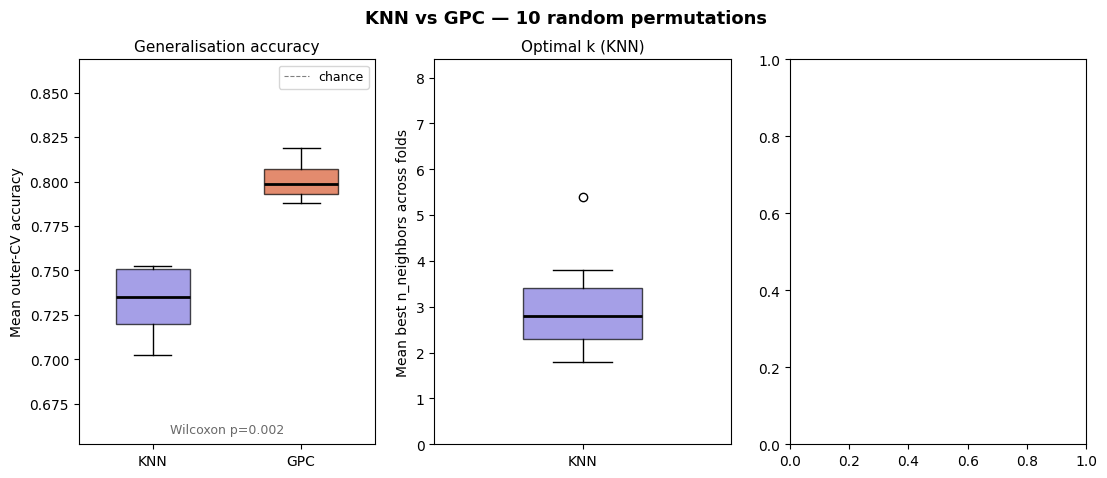
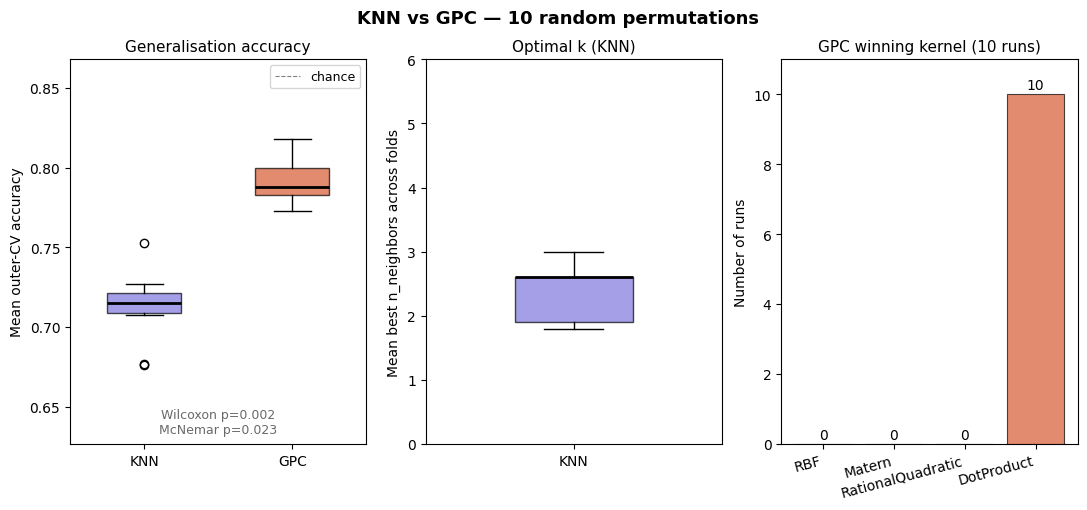
The notebook cell's code change between the first figure and the second:
--- before
+++ after
@@ -6,5 +6,5 @@
 bp = ax.boxplot(
     [knn_accs, gpc_accs],
-    labels=["KNN", "GPC"],
+    tick_labels=["KNN", "GPC"],
     patch_artist=True,
     medianprops=dict(color="black", linewidth=2),
@@ -23,5 +23,8 @@
 ax.axhline(0.5, color="gray", linestyle="--", linewidth=0.8, label="chance")
 ax.legend(fontsize=9)
-ax.text(0.5, 0.02, f"Wilcoxon p={p:.3f}",
+ax.text(0.5, 0.06, f"Wilcoxon p={p:.3f}",
+        ha="center", va="bottom", transform=ax.transAxes,
+        fontsize=9, color="dimgray")
+ax.text(0.5, 0.02, f"McNemar p={np.median(p_values):.3f}",
         ha="center", va="bottom", transform=ax.transAxes,
         fontsize=9, color="dimgray")
@@ -31,5 +34,5 @@
 bp2 = ax.boxplot(
     [knn_ks],
-    labels=["KNN"],
+    tick_labels=["KNN"],
     patch_artist=True,
     medianprops=dict(color="black", linewidth=2),
@@ -42,20 +45,23 @@
 ax.set_ylim(0, max(knn_ks) + 3)
 
-# Plot 3: GPC - optimal length scale 
+# Plot 3: GPC - winning kernel function across 10 runs
 ax = axes[2]
-bp3 = ax.boxplot(
-    [gpc_ls],
-    labels=["GPC"],
-    patch_artist=True,
-    medianprops=dict(color="black", linewidth=2),
-    widths=0.4,
-)
-bp3["boxes"][0].set_facecolor("#D85A30")
-bp3["boxes"][0].set_alpha(0.7)
-ax.set_title("Optimal RBF length scale (GPC)", fontsize=11)
-ax.set_ylabel("Mean best length scale across folds")
-        
 
-plt.tight_layout()
-plt.savefig("knn_vs_gpc_boxplots.png", dpi=150, bbox_inches="tight")
-plt.show()
+kernel_counts = Counter(gpc_kf)
+
+# make sure all 4 kernels appear even if count is 0
+all_kernels = ["RBF", "Matern", "RationalQuadratic", "DotProduct"]
+counts = [kernel_counts.get(k, 0) for k in all_kernels]
+
+bars = ax.bar(all_kernels, counts, color="#D85A30", alpha=0.7, edgecolor="black", linewidth=0.8)
+
+# add count labels on top of each bar
+for bar, count in zip(bars, counts):
+    ax.text(bar.get_x() + bar.get_width()/2, bar.get_height() + 0.05,
+            str(count), ha="center", va="bottom", fontsize=10)
+
+ax.set_title("GPC winning kernel (10 runs)", fontsize=11)
+ax.set_ylabel("Number of runs")
+ax.set_ylim(0, 10 + 1)
+ax.set_xticks(range(len(all_kernels)))
+ax.set_xticklabels(all_kernels, rotation=15, ha="right")

Commit: fixed loop, tested, added McNemar, fixed visualizations